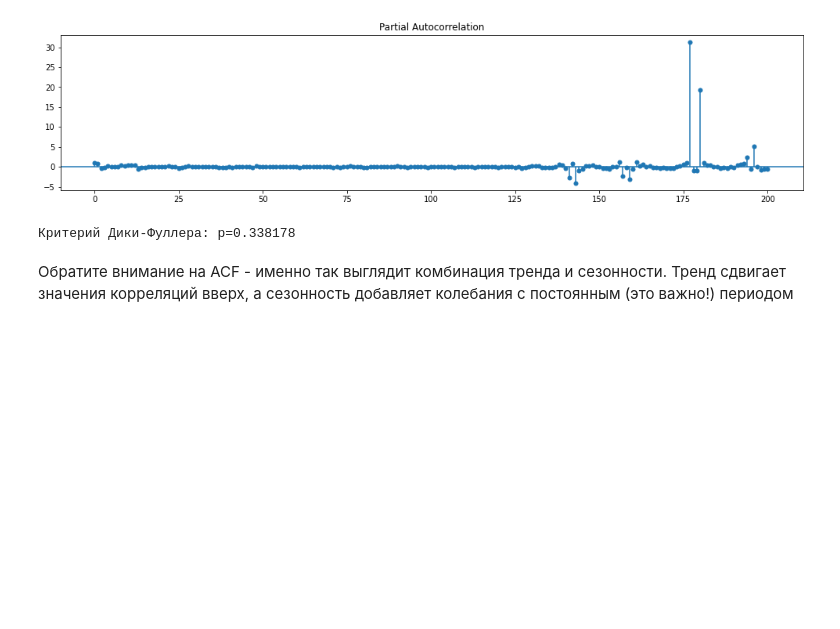
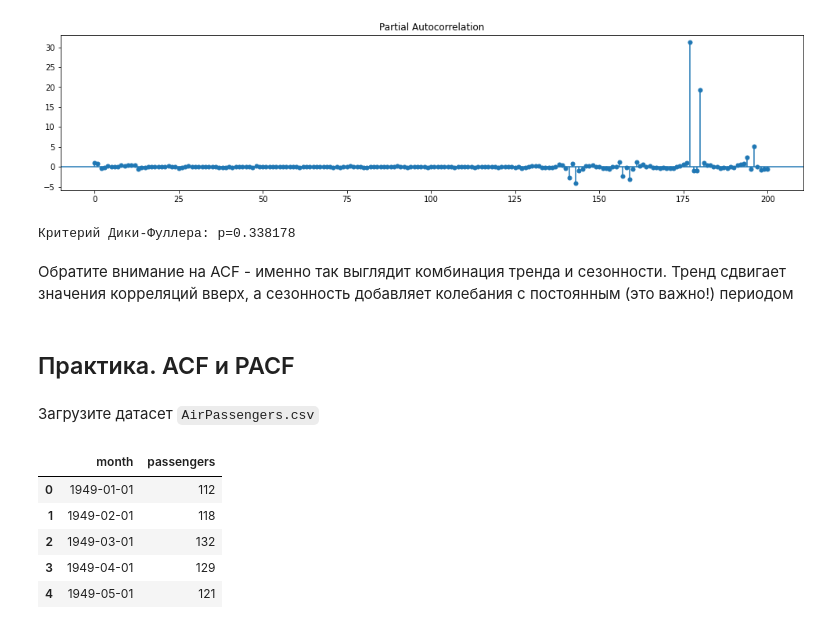
Before and after one commit to tmshv/master, a Jupyter notebook: 01_math/acf_pacf.ipynb, the cells around one changed output. Cells and saved outputs as stored; diff of their text form; code cells hidden in the pictures; blank space fills up the shorter version.

```diff
--- a/01_math/acf_pacf.ipynb
+++ b/01_math/acf_pacf.ipynb
@@ -251,3 +253,23 @@ print("Критерий Дики-Фуллера: p=%f" % sm.tsa.stattools.adfull
 Критерий Дики-Фуллера: p=0.338178
 # %% [markdown]
 Обратите внимание на ACF - именно так выглядит комбинация тренда и сезонности. Тренд сдвигает значения корреляций вверх, а сезонность добавляет колебания с постоянным (это важно!) периодом
+# %% [markdown]
+## Практика. ACF и PACF
+# %% [markdown]
+Загрузите датасет `AirPassengers.csv`
+# %%
+df = pd.read_csv('data/AirPassengers.csv')
+df.columns = ['month', 'passengers']
+df['month'] = pd.to_datetime(df['month'], format='%Y-%m')
+
+# df.set_index(pd.DatetimeIndex(df['month']))
+# df.drop(['month'], axis =1, inplace = True)
+
+df.head(5)
+# %% [output]
+|  | month | passengers |
+| 0 | 1949-01-01 | 112 |
+| 1 | 1949-02-01 | 118 |
+| 2 | 1949-03-01 | 132 |
+| 3 | 1949-04-01 | 129 |
+| 4 | 1949-05-01 | 121 |
```
Also changed, not shown: parts of 23 cells of this notebook.
